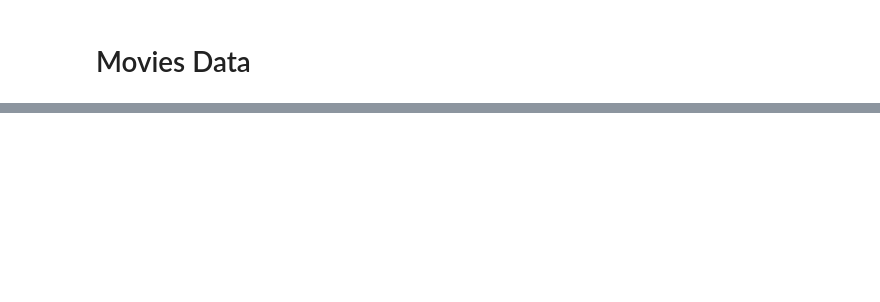
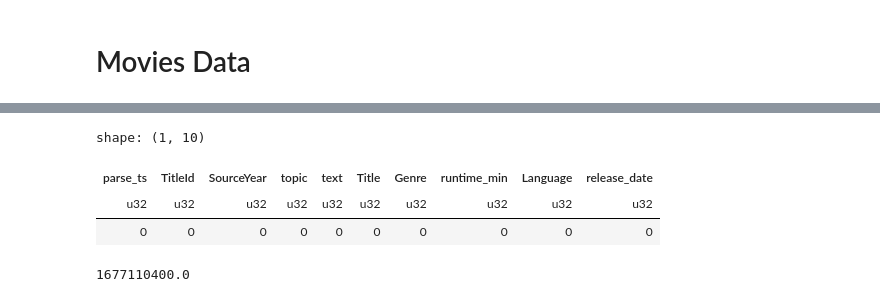
Before and after one commit to tommak/movie-chatbot, a Jupyter notebook: src/chatbot/clean_data_explore.ipynb, the cells around one changed output, grey strips where cells are left out. Cells and saved outputs as stored; diff of their text form; code cells hidden in the pictures; blank space fills up the shorter version.

```diff
--- a/src/chatbot/clean_data_explore.ipynb
+++ b/src/chatbot/clean_data_explore.ipynb
@@ -159,0 +225,15 @@ shape: (9, 4)
+# %%
+movies_data_df.null_count()
+# %% [output]
+shape: (1, 10)
+| parse_ts | TitleId | SourceYear | topic | text | Title | Genre | runtime_min | Language | release_date |
+| u32 | u32 | u32 | u32 | u32 | u32 | u32 | u32 | u32 | u32 |
+| 0 | 0 | 0 | 0 | 0 | 0 | 0 | 0 | 0 | 0 |
+# %%
+dlt = pd.Series([pd.Timestamp(2023, 2, 23)]).astype("int64")[0] // 1e9
+dlt
+
+# pd.Timestamp(1970, 1, 1) + pd.Timedelta(seconds=dlt)
+dlt
+# %% [output]
+1677110400.0
```
Also changed, not shown: parts of 20 cells of this notebook, 2 other files.
